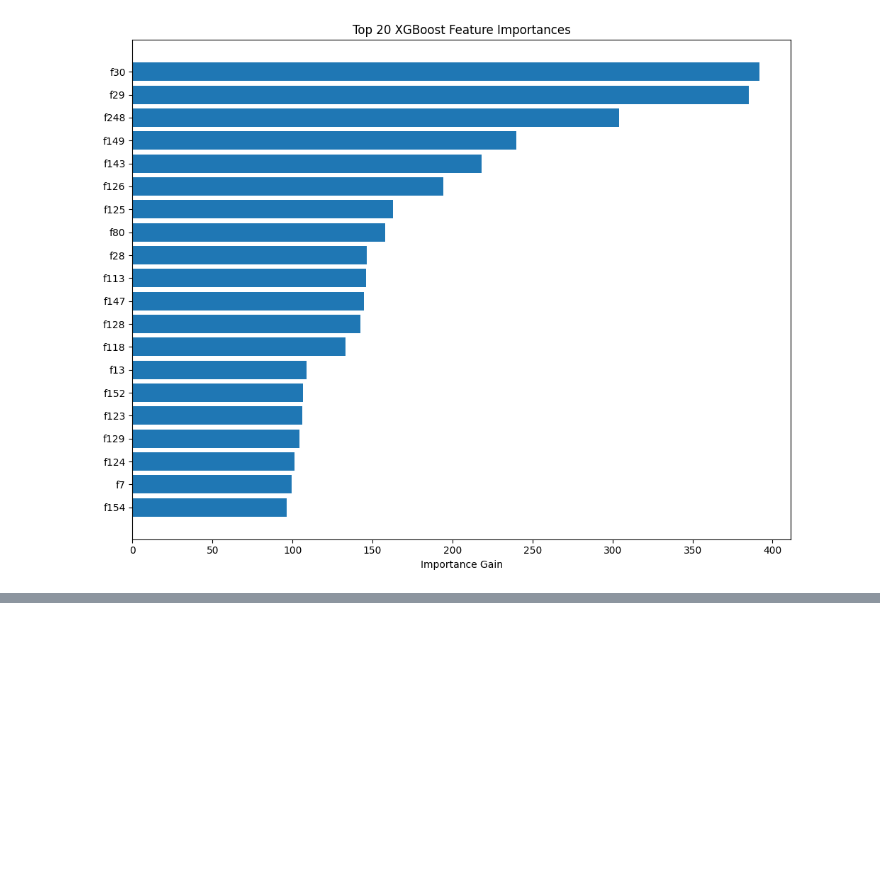
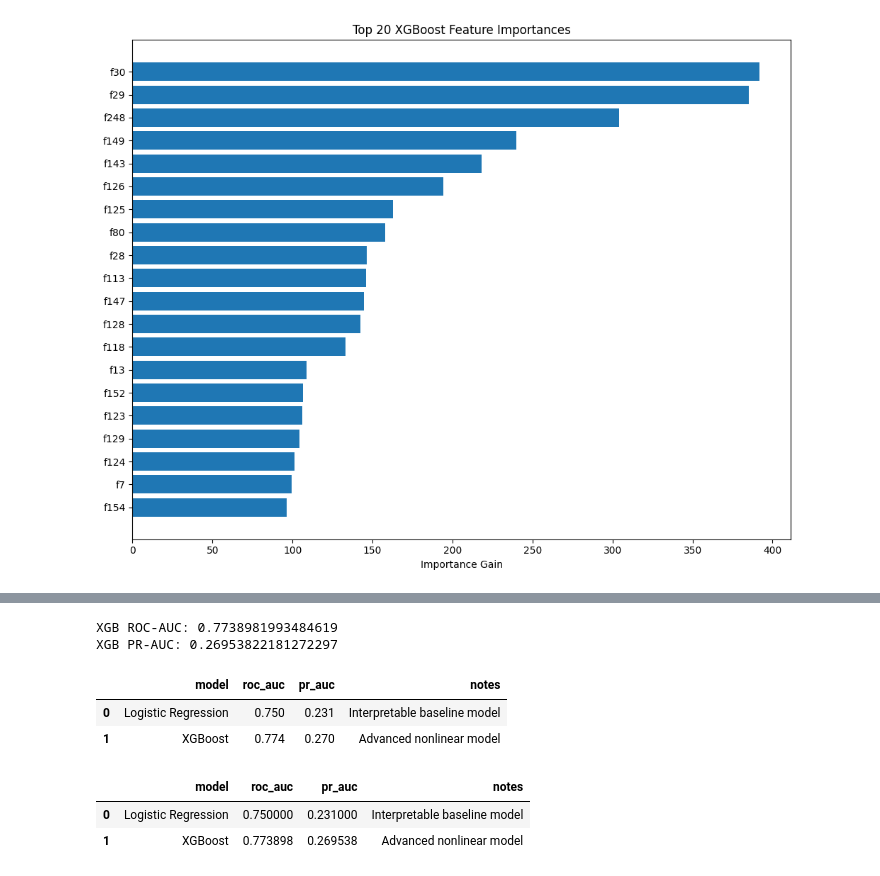
Before and after one commit to pegasus019/credit-risk-platform, a Jupyter notebook: 01_eda.ipynb, the cells around one changed output, grey strips where cells are left out. Drawn from its saved outputs; the diff is of its cells as text; code cells hidden in the pictures; blank space fills up the shorter version.

```diff
--- a/01_eda.ipynb
+++ b/01_eda.ipynb
@@ -417,0 +532,57 @@ plt.show()
+# %%
+from sklearn.metrics import roc_auc_score, average_precision_score
+
+xgb_roc = roc_auc_score(y_test, y_proba_xgb)
+xgb_pr = average_precision_score(y_test, y_proba_xgb)
+
+print("XGB ROC-AUC:", xgb_roc)
+print("XGB PR-AUC:", xgb_pr)
+# %% [output]
+XGB ROC-AUC: 0.7738981993484619
+XGB PR-AUC: 0.26953822181272297
+# %%
+model_comparison = pd.DataFrame([
+    {
+        "model": "Logistic Regression",
+        "roc_auc": 0.750,
+        "pr_auc": 0.231,
+        "notes": "Interpretable baseline model"
+    },
+    {
+        "model": "XGBoost",
+        "roc_auc": 0.774,
+        "pr_auc": 0.270,
+        "notes": "Advanced nonlinear model"
+    }
+])
+
+model_comparison.to_csv("outputs/model_comparison.csv", index=False)
+
+model_comparison
+# %% [output]
+|  | model | roc_auc | pr_auc | notes |
+| 0 | Logistic Regression | 0.750 | 0.231 | Interpretable baseline model |
+| 1 | XGBoost | 0.774 | 0.270 | Advanced nonlinear model |
+# %%
+model_comparison = pd.DataFrame([
+    {
+        "model": "Logistic Regression",
+        "roc_auc": 0.750,
+        "pr_auc": 0.231,
+        "notes": "Interpretable baseline model"
+    },
+    {
+        "model": "XGBoost",
+        "roc_auc": xgb_roc,
+        "pr_auc": xgb_pr,
+        "notes": "Advanced nonlinear model"
+    }
+])
+
+model_comparison.to_csv("outputs/model_comparison.csv", index=False)
+
+model_comparison
+# %% [output]
+|  | model | roc_auc | pr_auc | notes |
+| 0 | Logistic Regression | 0.750000 | 0.231000 | Interpretable baseline model |
+| 1 | XGBoost | 0.773898 | 0.269538 | Advanced nonlinear model |
```
Also changed, not shown: parts of 4 cells of this notebook, 4 other files.
